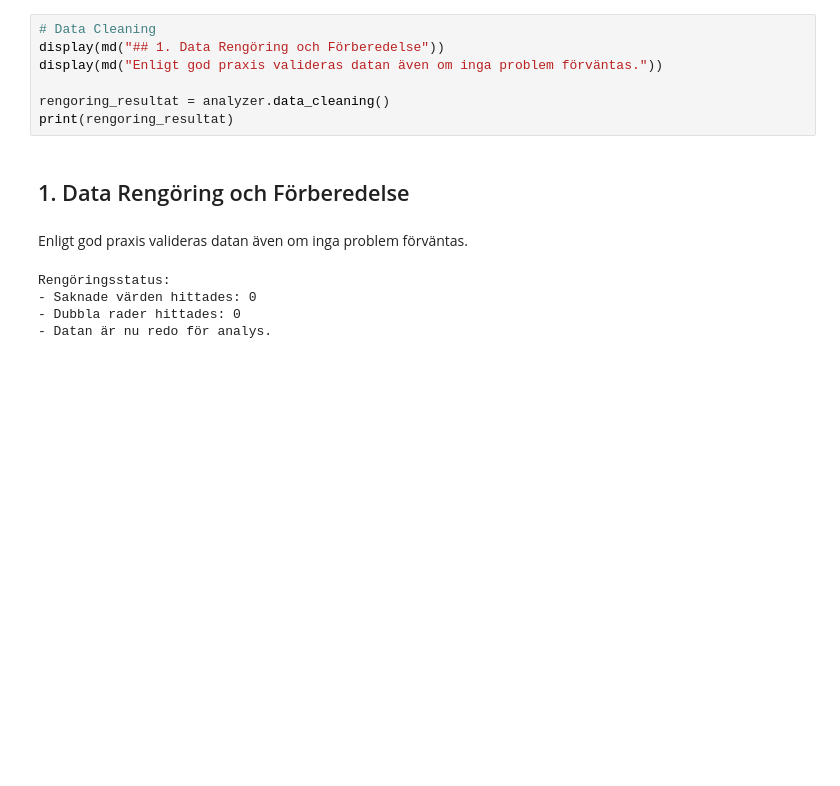
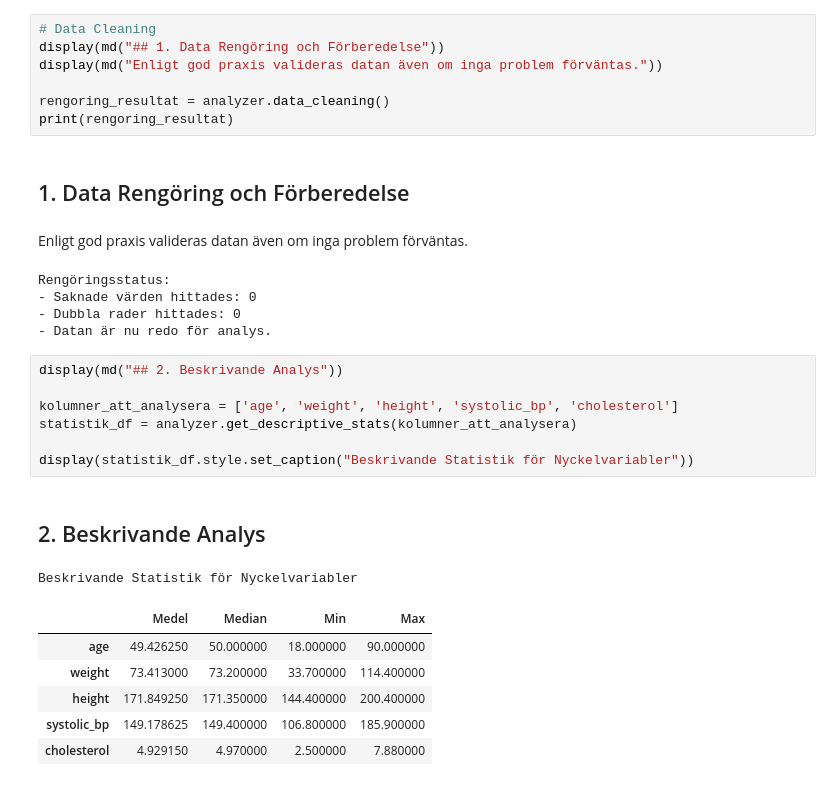
Before and after one commit to JunusEmre/health_study_del_2, a Jupyter notebook: Health_Study_Notebook.ipynb, the cells around one changed output. Cells and saved outputs as stored; diff of their text form; blank space fills up the shorter version.

```diff
--- a/Health_Study_Notebook.ipynb
+++ b/Health_Study_Notebook.ipynb
@@ -21,3 +24,19 @@ Rengöringsstatus:
 - Saknade värden hittades: 0
 - Dubbla rader hittades: 0
 - Datan är nu redo för analys.
+# %%
+display(md("## 2. Beskrivande Analys"))
+
+kolumner_att_analysera = ['age', 'weight', 'height', 'systolic_bp', 'cholesterol']
+statistik_df = analyzer.get_descriptive_stats(kolumner_att_analysera)
+
+display(statistik_df.style.set_caption("Beskrivande Statistik för Nyckelvariabler"))
+# %% [output]
+## 2. Beskrivande Analys
+Beskrivande Statistik för Nyckelvariabler
+|  | Medel | Median | Min | Max |
+| age | 49.426250 | 50.000000 | 18.000000 | 90.000000 |
+| weight | 73.413000 | 73.200000 | 33.700000 | 114.400000 |
+| height | 171.849250 | 171.350000 | 144.400000 | 200.400000 |
+| systolic_bp | 149.178625 | 149.400000 | 106.800000 | 185.900000 |
+| cholesterol | 4.929150 | 4.970000 | 2.500000 | 7.880000 |
```
Also changed, not shown: parts of 2 cells of this notebook, 2 other files.
